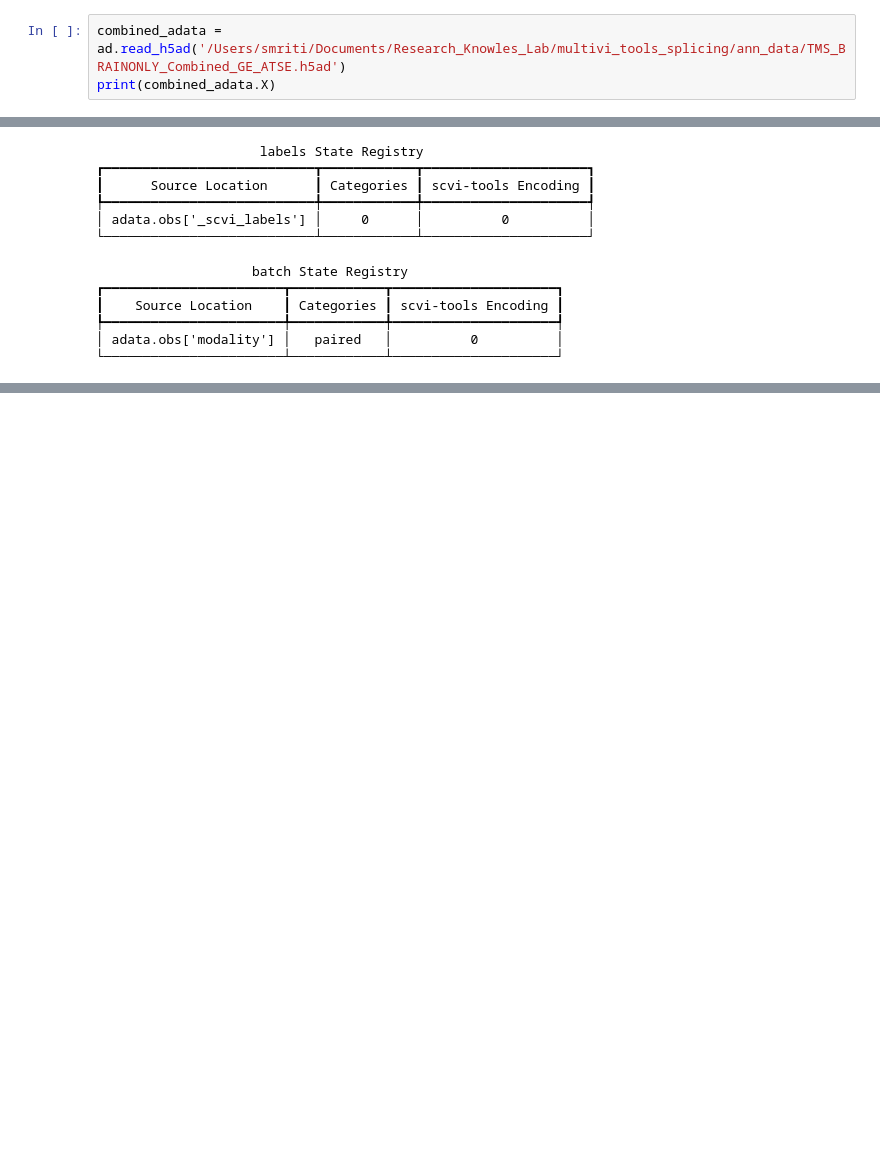
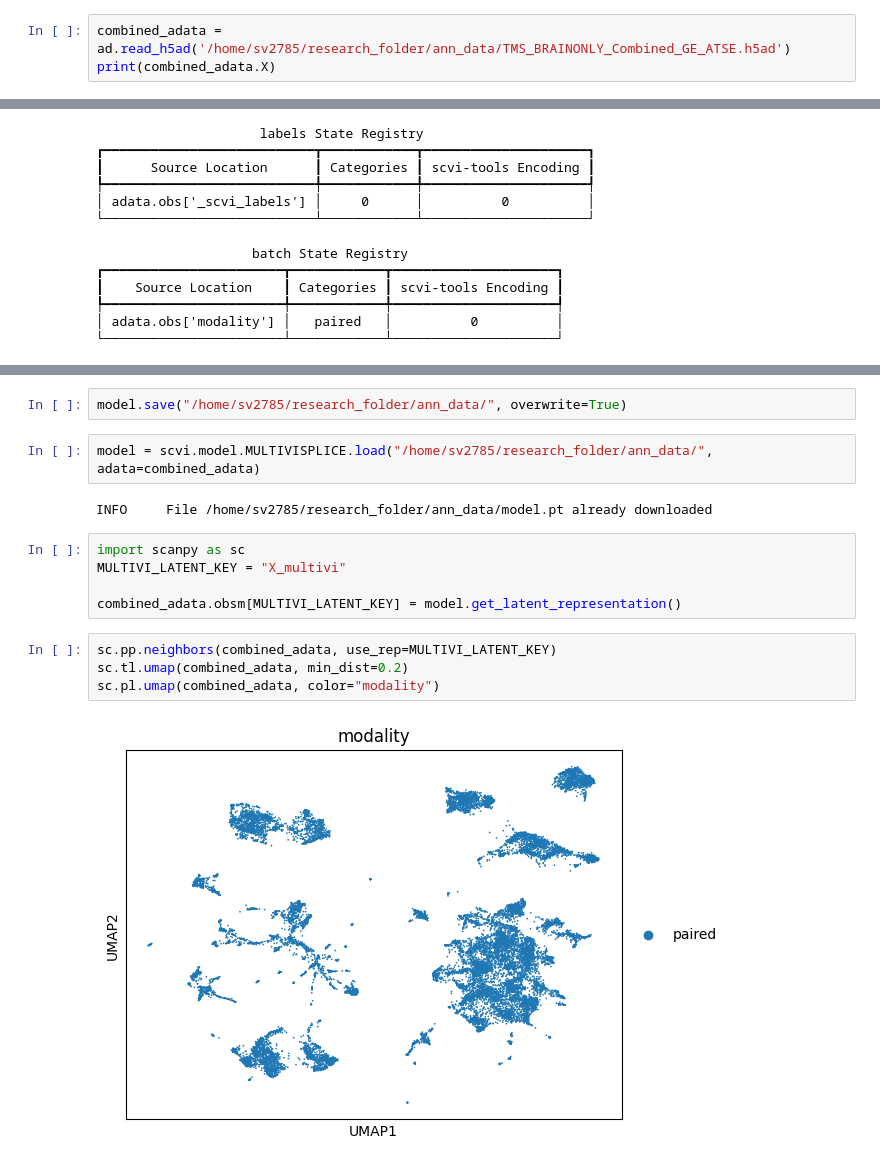
Before and after one commit to smritivaidyanathan/multivi_tools_splicing, a Jupyter notebook: multi_vi_splice_notebook.ipynb, the cells around one changed output, grey strips where cells are left out. Saved outputs shown, nothing was run; the diff lists cells and outputs as text; blank space fills up the shorter version.

Commit message:
ran multiVISPlice

```diff
--- a/multi_vi_splice_notebook.ipynb
+++ b/multi_vi_splice_notebook.ipynb
@@ -17,5 +17,5 @@ jaxlib version: 0.4.34
 # %%
-combined_adata = ad.read_h5ad('/Users/smriti/Documents/Research_Knowles_Lab/multivi_tools_splicing/ann_data/TMS_BRAINONLY_Combined_GE_ATSE.h5ad')
+combined_adata = ad.read_h5ad('/home/sv2785/research_folder/ann_data/TMS_BRAINONLY_Combined_GE_ATSE.h5ad')
 print(combined_adata.X)
 # %% [output]
 <Compressed Sparse Row sparse matrix of dtype 'float64'
@@ -135,0 +119,17 @@ NameError: name 'exit' is not defined
+# %%
+model.save("/home/sv2785/research_folder/ann_data/", overwrite=True)
+# %%
+model = scvi.model.MULTIVISPLICE.load("/home/sv2785/research_folder/ann_data/", adata=combined_adata)
+# %% [output]
+INFO     File /home/sv2785/research_folder/ann_data/model.pt already downloaded
+# %%
+import scanpy as sc
+MULTIVI_LATENT_KEY = "X_multivi"
+
+combined_adata.obsm[MULTIVI_LATENT_KEY] = model.get_latent_representation()
+# %%
+sc.pp.neighbors(combined_adata, use_rep=MULTIVI_LATENT_KEY)
+sc.tl.umap(combined_adata, min_dist=0.2)
+sc.pl.umap(combined_adata, color="modality")
+# %% [output]
+[figure, added]
```
Also changed, not shown: parts of 5 cells of this notebook.
